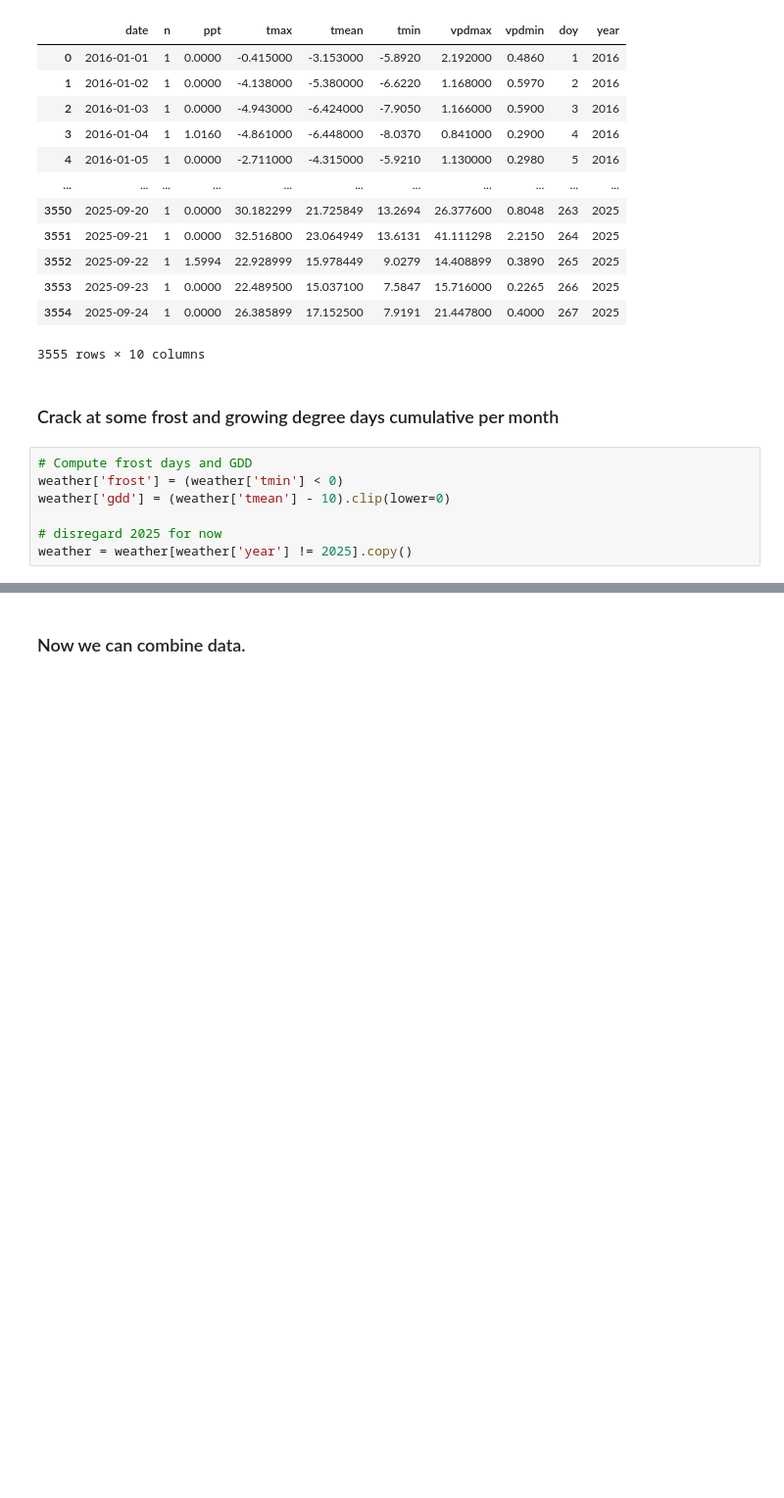
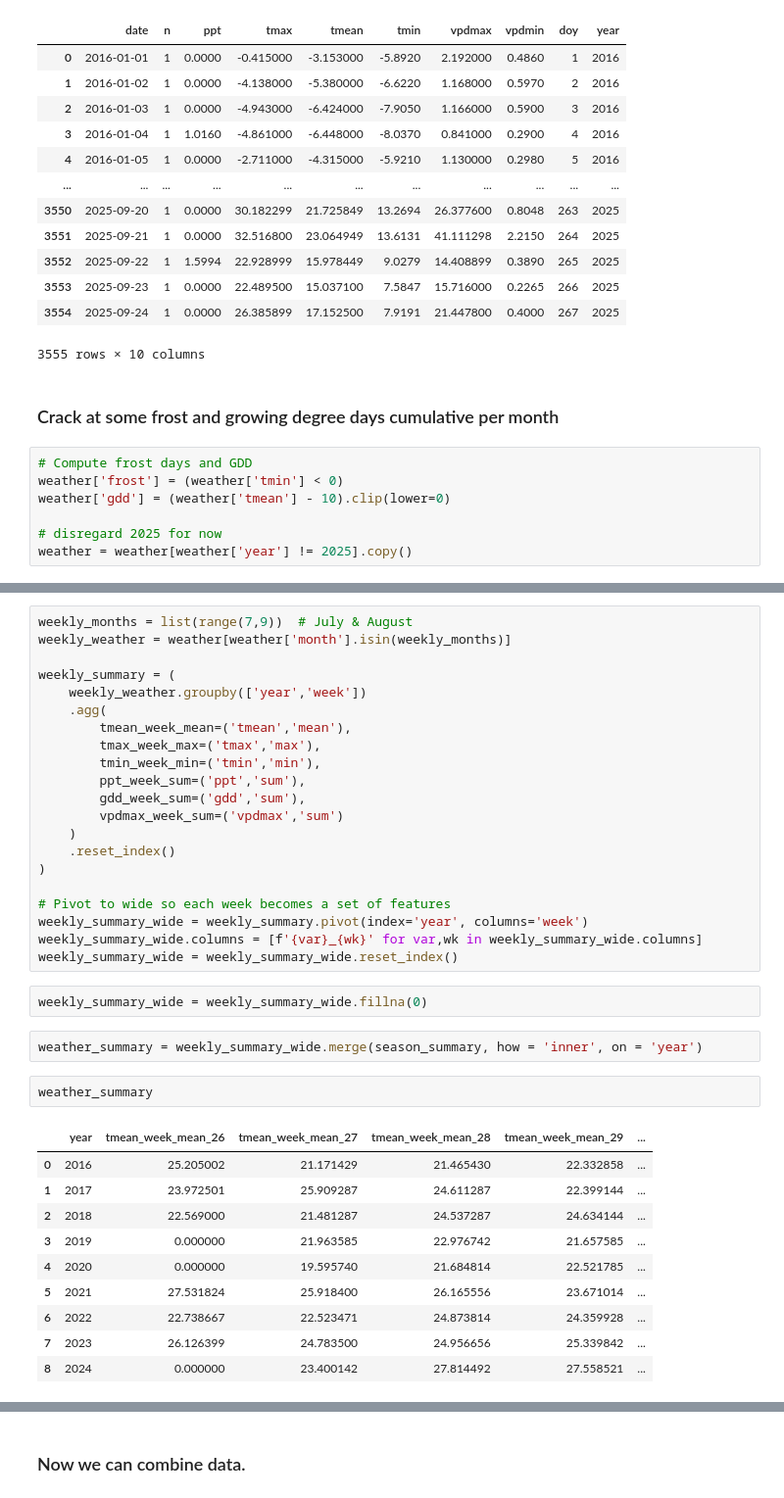
Before and after one commit to simonhansedasi/GrapeExpectations, a Jupyter notebook: RegressionRidge/data_wrangling/05_assemble_data.ipynb, the cells around one changed output, grey strips where cells are left out. Shown at 98% size. Saved outputs shown, nothing was run; the diff lists cells and outputs as text; blank space fills up the shorter version.

```diff
--- a/RegressionRidge/data_wrangling/05_assemble_data.ipynb
+++ b/RegressionRidge/data_wrangling/05_assemble_data.ipynb
@@ -310,0 +195,38 @@ weather_wide
+# %%
+weekly_months = list(range(7,9))  # July & August
+weekly_weather = weather[weather['month'].isin(weekly_months)]
+
+weekly_summary = (
+    weekly_weather.groupby(['year','week'])
+    .agg(
+        tmean_week_mean=('tmean','mean'),
+        tmax_week_max=('tmax','max'),
+        tmin_week_min=('tmin','min'),
+        ppt_week_sum=('ppt','sum'),
+        gdd_week_sum=('gdd','sum'),
+        vpdmax_week_sum=('vpdmax','sum')
+    )
+    .reset_index()
+)
+
+# Pivot to wide so each week becomes a set of features
+weekly_summary_wide = weekly_summary.pivot(index='year', columns='week')
+weekly_summary_wide.columns = [f'{var}_{wk}' for var,wk in weekly_summary_wide.columns]
+weekly_summary_wide = weekly_summary_wide.reset_index()
+# %%
+weekly_summary_wide = weekly_summary_wide.fillna(0)
+# %%
+weather_summary = weekly_summary_wide.merge(season_summary, how = 'inner', on = 'year')
+# %%
+weather_summary
+# %% [output]
+|  | year | tmean_week_mean_26 | tmean_week_mean_27 | tmean_week_mean_28 | tmean_week_mean_29 | ... |
+| 0 | 2016 | 25.205002 | 21.171429 | 21.465430 | 22.332858 | ... |
+| 1 | 2017 | 23.972501 | 25.909287 | 24.611287 | 22.399144 | ... |
+| 2 | 2018 | 22.569000 | 21.481287 | 24.537287 | 24.634144 | ... |
+| 3 | 2019 | 0.000000 | 21.963585 | 22.976742 | 21.657585 | ... |
+| 4 | 2020 | 0.000000 | 19.595740 | 21.684814 | 22.521785 | ... |
+| 5 | 2021 | 27.531824 | 25.918400 | 26.165556 | 23.671014 | ... |
+| 6 | 2022 | 22.738667 | 22.523471 | 24.873814 | 24.359928 | ... |
+| 7 | 2023 | 26.126399 | 24.783500 | 24.956656 | 25.339842 | ... |
+| 8 | 2024 | 0.000000 | 23.400142 | 27.814492 | 27.558521 | ... |
```
Also changed, not shown: parts of 39 cells of this notebook, 1 other file.
